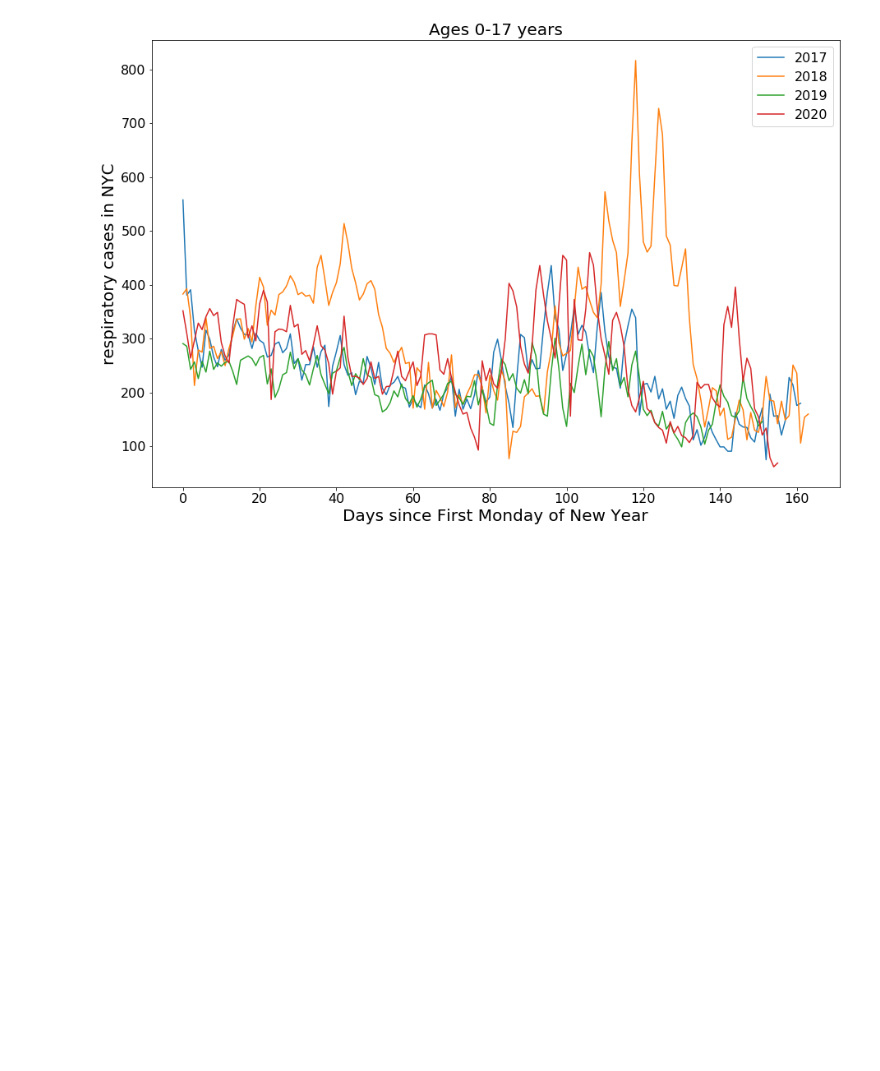
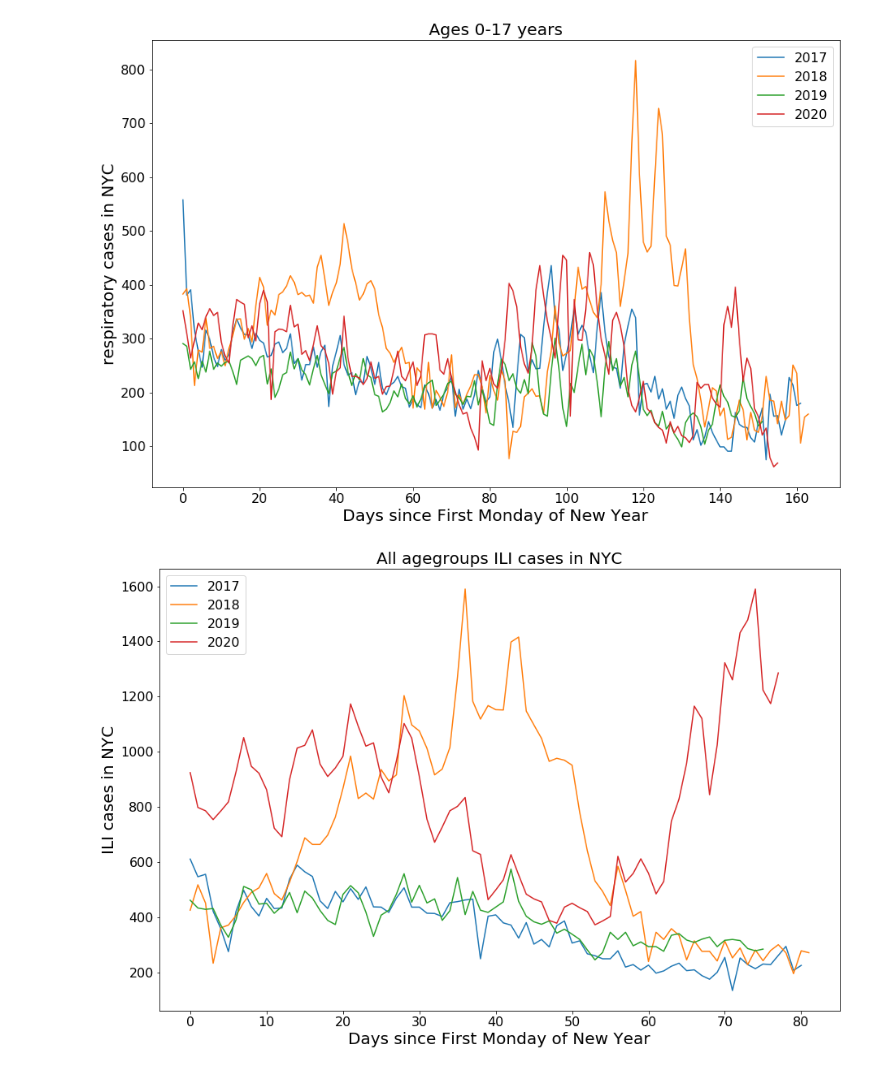
Before and after one commit to syadlowsky/growth-rate-estimation, a Jupyter notebook: NYC_COVID19_plotting.ipynb, the cells around one changed output. Saved outputs shown, nothing was run; the diff lists cells and outputs as text; code cells hidden in the pictures; blank space fills up the shorter version.

Commit message:
add all agegroups NYC plotting

```diff
--- a/NYC_COVID19_plotting.ipynb
+++ b/NYC_COVID19_plotting.ipynb
@@ -19,8 +19,6 @@ df.head()
 # %%
-df['Date'] = pd.to_datetime(df['Date '],infer_datetime_format=True)
+df['Date'] = pd.to_datetime(df['Date'],infer_datetime_format=True)
 #df = df[(df['Date']>='2020-01-01')]
-df['Count'] = df['Unnamed: 8']
-df = df.drop(["Unnamed: 8","Select Metric"],axis=1)
 df["Count"] = pd.to_numeric(df['Count'].str.replace(",",""))
 # %%
 def next_weekday(d, weekday):
@@ -82,3 +76,38 @@ ax.tick_params(axis='y', labelsize=16)
 #ax.xaxis.set_major_formatter(date_form)
 # %% [output]
 [figure]
+# %%
+# plot all age groups
+## Plot age groups
+#end date is march 19
+#also plotting weekends
+fig = plt.figure(figsize=(15,10))
+ax = plt.subplot(1,1,1)
+slices = []
+## only plotting 18-64
+
+for year in [2017,2018,2019,2020]:
+    d = datetime.date(year, 1, 1)
+    end_date = pd.Timestamp(datetime.date(year,df['Date'].max().month,df['Date'].max().day))
+    next_monday = pd.Timestamp(next_weekday(d, 0))
+    this_slice = df[(df['Date']>=next_monday)&(df['Date']<=end_date)]
+    this_slice = this_slice[(this_slice['Dim1Value']=='Citywide')&(this_slice['Dim2Value']=='All age groups')]
+    this_slice = this_slice.reset_index()
+    slices.append(this_slice)
+    #print(this_slice['Date'].dt.strftime('%m-%d'))
+    x = range(len(this_slice))
+    y = this_slice['Count'].values
+    ax.plot(x,y,label=year)
+    next_slice = this_slice[(this_slice['Date'].dt.weekday==5)|(this_slice['Date'].dt.weekday==6)]
+    #ax.scatter(np.array(x)[next_slice.index.values],next_slice['Count'].values,label=str(year) + ' weekend')
+
+ax.legend(fontsize=16)
+ax.set_xlabel("Days since First Monday of New Year",fontsize=20)
+ax.set_ylabel(disease_type +" cases in NYC",fontsize=20)
+ax.set_title("All agegroups "+disease_type +" cases in NYC",fontsize=20)
+ax.tick_params(axis='x', labelsize=16)
+ax.tick_params(axis='y', labelsize=16)
+#date_form = DateFormatter("%m-%d")
+#ax.xaxis.set_major_formatter(date_form)
+# %% [output]
+[figure, added]
```
Also changed, not shown: parts of 2 cells of this notebook.
